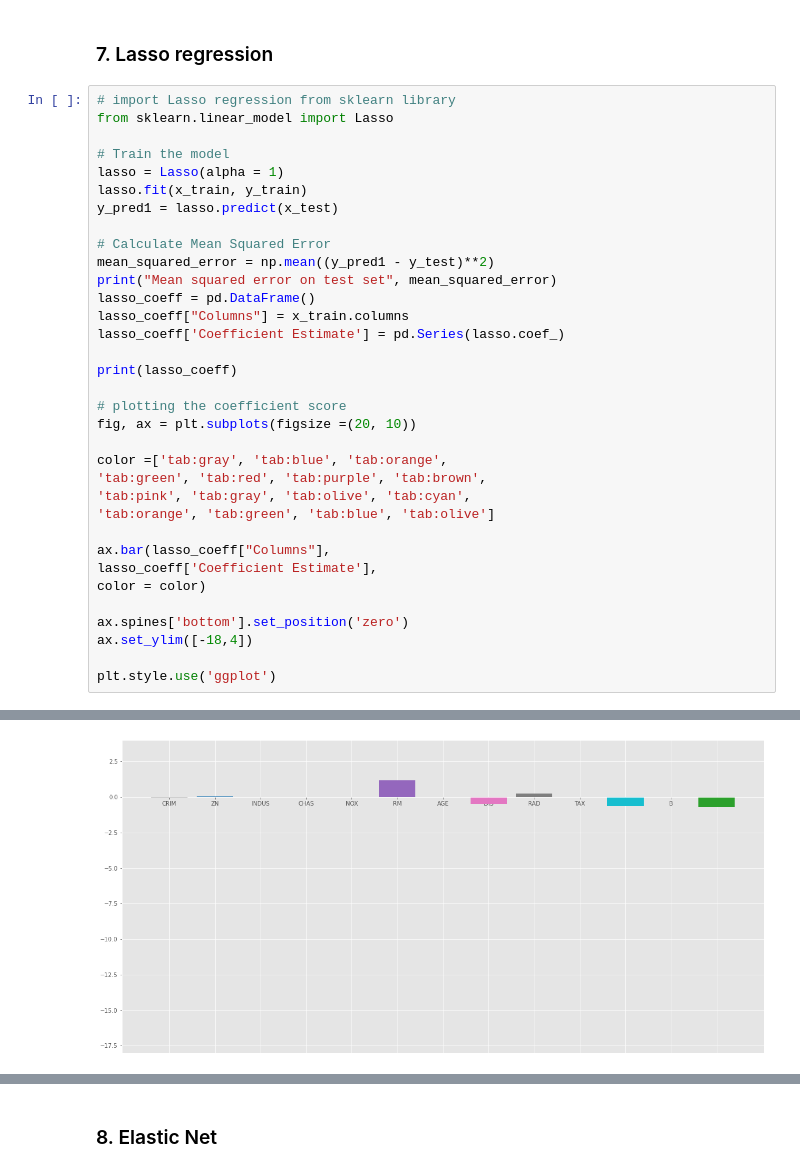
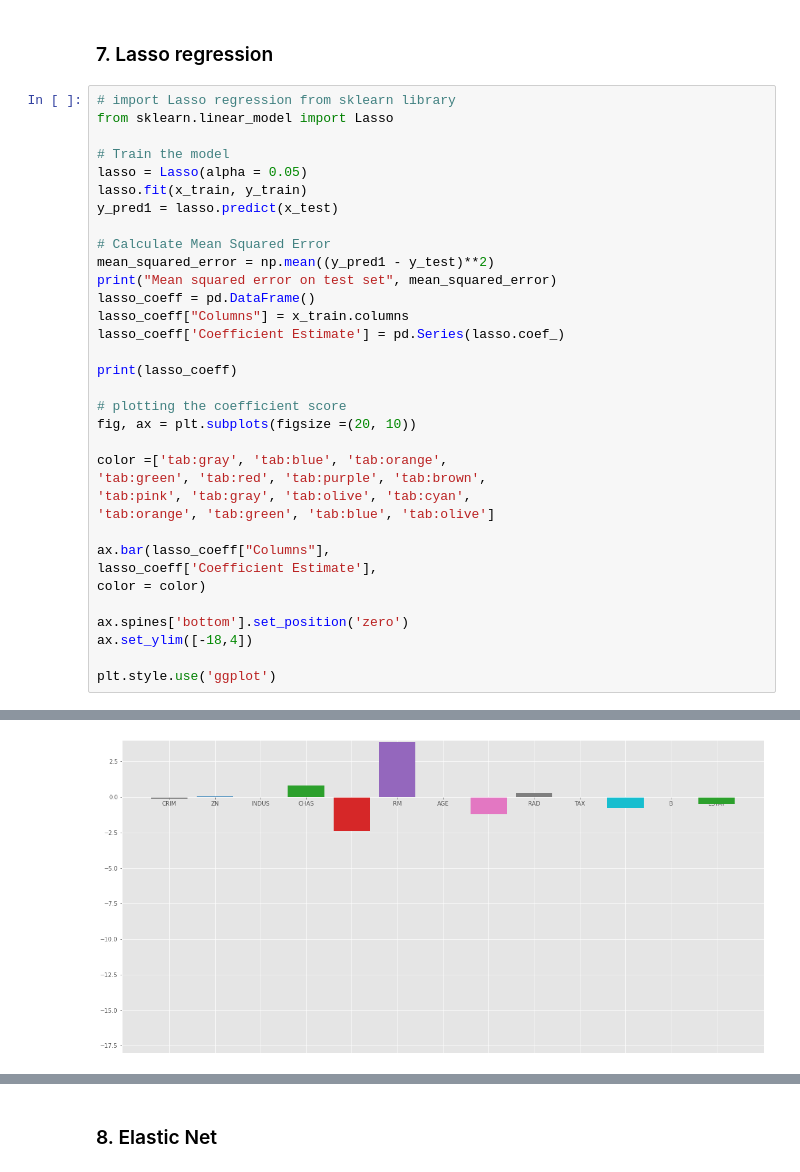
Before and after one commit to CarlosDiazGirol/thebridgedsftsep20, a Jupyter notebook: 3-Machine Learning/1-Supervisado/3-Regularizacion/Regularization.ipynb, the cells around one changed output, grey strips where cells are left out. Cells and saved outputs as stored; diff of their text form.

```diff
--- a/3-Machine Learning/1-Supervisado/3-Regularizacion/Regularization.ipynb
+++ b/3-Machine Learning/1-Supervisado/3-Regularizacion/Regularization.ipynb
@@ -281,7 +287,7 @@ plt.show()
 from sklearn.linear_model import Lasso
 
 # Train the model
-lasso = Lasso(alpha = 1)
+lasso = Lasso(alpha = 0.05)
 lasso.fit(x_train, y_train)
 y_pred1 = lasso.predict(x_test)
 
@@ -329,4 +335,4 @@ Mean squared error on test set 28.597639146360393
-[figure, old version]
+[figure, new version]
 # %%
 # import Lasso regression from sklearn library
 from sklearn.linear_model import Lasso
```
Also changed, not shown: parts of 11 cells of this notebook, 9 other files.
